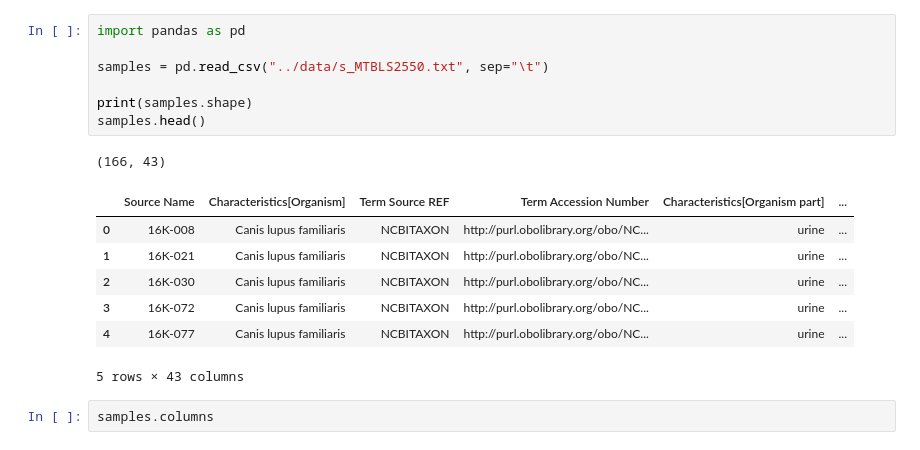
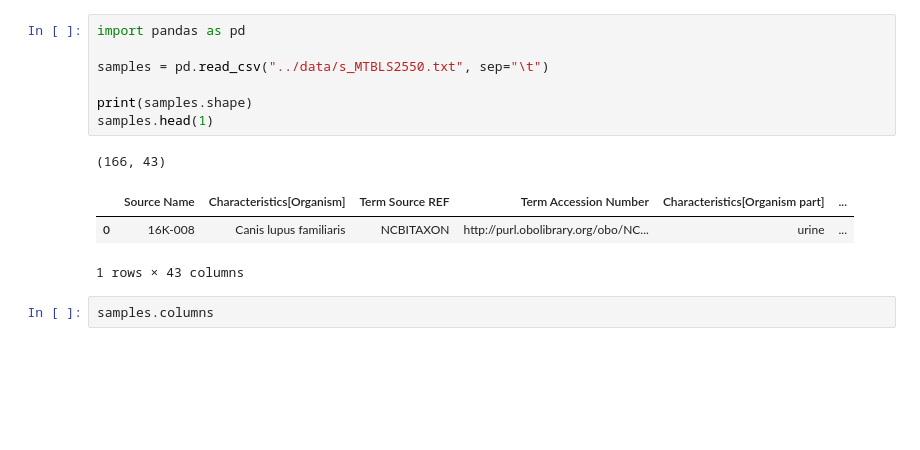
Before and after one commit to brenoluca21/tcc-metabolomics-canine-cancer-ml, a Jupyter notebook: notebook/exploration.ipynb, the cells around one changed output. Cells and saved outputs as stored; diff of their text form; blank space fills up the shorter version.

```diff
--- a/notebook/exploration.ipynb
+++ b/notebook/exploration.ipynb
@@ -1,19 +1,15 @@
 # %%
 import pandas as pd
 
 samples = pd.read_csv("../data/s_MTBLS2550.txt", sep="\t")
 
 print(samples.shape)
-samples.head()
+samples.head(1)
 # %% [output]
 (166, 43)
 |  | Source Name | Characteristics[Organism] | Term Source REF | Term Accession Number | Characteristics[Organism part] | ... |
 | 0 | 16K-008 | Canis lupus familiaris | NCBITAXON | http://purl.obolibrary.org/obo/NC... | urine | ... |
-| 1 | 16K-021 | Canis lupus familiaris | NCBITAXON | http://purl.obolibrary.org/obo/NC... | urine | ... |
-| 2 | 16K-030 | Canis lupus familiaris | NCBITAXON | http://purl.obolibrary.org/obo/NC... | urine | ... |
-| 3 | 16K-072 | Canis lupus familiaris | NCBITAXON | http://purl.obolibrary.org/obo/NC... | urine | ... |
-| 4 | 16K-077 | Canis lupus familiaris | NCBITAXON | http://purl.obolibrary.org/obo/NC... | urine | ... |
-5 rows × 43 columns
+1 rows × 43 columns
 # %%
 samples.columns
 # %% [output]
```
Also changed, not shown: parts of 16 cells of this notebook.
